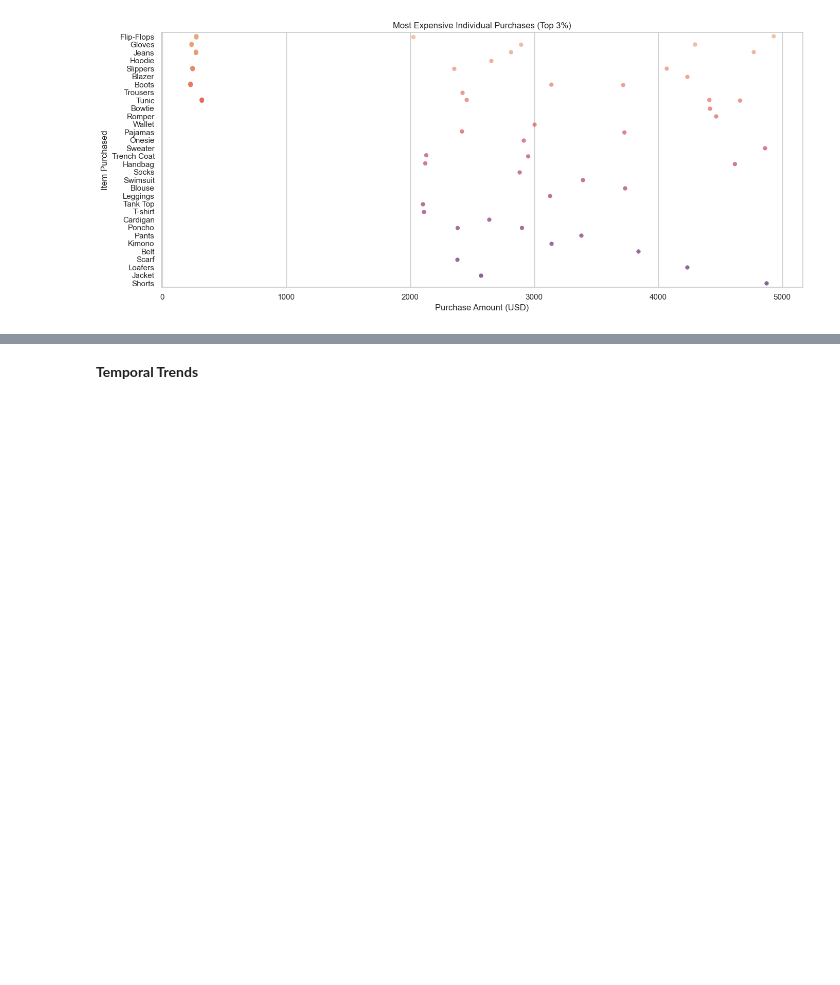
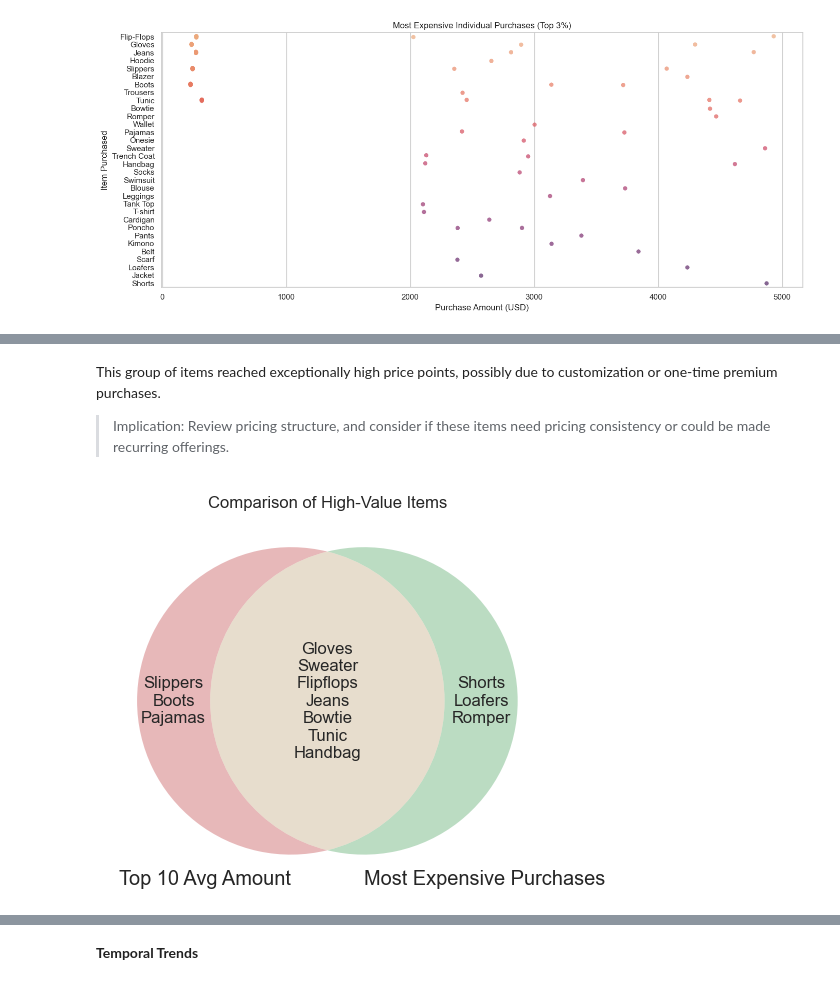
Before and after one commit to mandele1999/fashion-retail-sales, a Jupyter notebook: notebooks/02_data _exploration.ipynb, the cells around one changed output, grey strips where cells are left out. Cells and saved outputs as stored; diff of their text form; code cells hidden in the pictures; blank space fills up the shorter version.

```diff
--- a/notebooks/02_data _exploration.ipynb
+++ b/notebooks/02_data _exploration.ipynb
@@ -164,0 +171,28 @@ plt.show()
+# %% [markdown]
+This group of items reached exceptionally high price points, possibly due to customization or one-time premium purchases.
+> Implication: Review pricing structure, and consider if these items need pricing consistency or could be made recurring offerings.
+# %%
+from matplotlib_venn import venn2
+import matplotlib.pyplot as plt
+
+# Define the sets
+top_avg_items = {'Tunic', 'Flipflops', 'Jeans', 'Gloves', 'Handbag', 'Sweater', 'Bowtie', 'Slippers', 'Boots', 'Pajamas'}
+top_expensive_items = {'Tunic', 'Flipflops', 'Jeans', 'Gloves', 'Handbag', 'Sweater', 'Bowtie', 'Shorts', 'Romper', 'Gloves', 'Loafers'}
+
+# Compute set differences and intersection
+only_avg = top_avg_items - top_expensive_items
+only_expensive = top_expensive_items - top_avg_items
+both = top_avg_items & top_expensive_items
+
+# Create a basic Venn diagram
+venn = venn2([top_avg_items, top_expensive_items], set_labels=("Top 10 Avg Amount", "Most Expensive Purchases"))
+
+# Customize labels with actual item names
+venn.get_label_by_id('10').set_text('\n'.join(only_avg))
+venn.get_label_by_id('01').set_text('\n'.join(only_expensive))
+venn.get_label_by_id('11').set_text('\n'.join(both))
+
+plt.title("Comparison of High-Value Items")
+plt.show()
+# %% [output]
+[figure, added]
```
Also changed, not shown: parts of 5 cells of this notebook.
